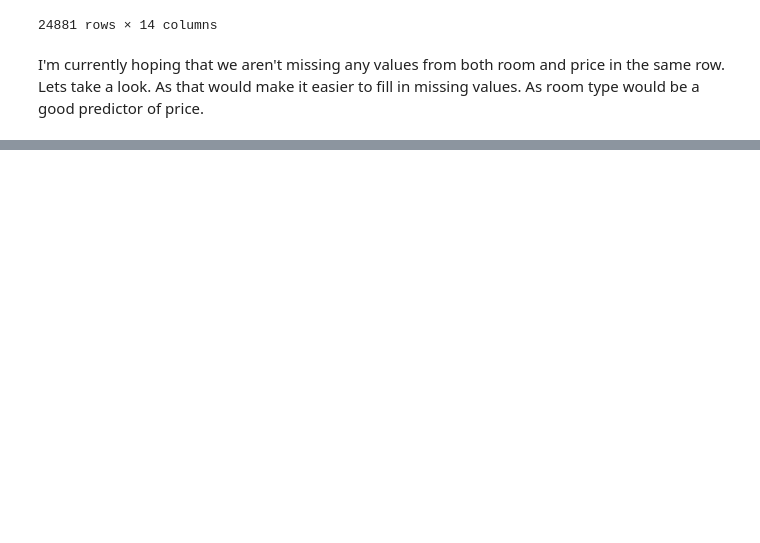
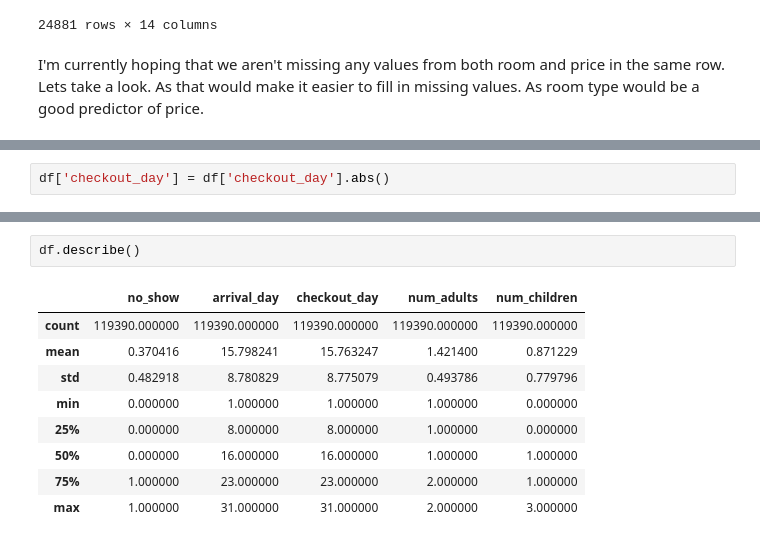
Before and after one commit to Anglesofdeath/no_show-data-science-project, a Jupyter notebook: eda.ipynb, the cells around one changed output, grey strips where cells are left out. Cells and saved outputs as stored; diff of their text form; blank space fills up the shorter version.

```diff
--- a/eda.ipynb
+++ b/eda.ipynb
@@ -117,0 +200,2 @@ There are no datapoints where both price and room are null. Therefore, current t
+# %%
+df['checkout_day'] = df['checkout_day'].abs()
@@ -117,0 +205,12 @@ There are no datapoints where both price and room are null. Therefore, current t
+# %%
+df.describe()
+# %% [output]
+|  | no_show | arrival_day | checkout_day | num_adults | num_children |
+| count | 119390.000000 | 119390.000000 | 119390.000000 | 119390.000000 | 119390.000000 |
+| mean | 0.370416 | 15.798241 | 15.763247 | 1.421400 | 0.871229 |
+| std | 0.482918 | 8.780829 | 8.775079 | 0.493786 | 0.779796 |
+| min | 0.000000 | 1.000000 | 1.000000 | 1.000000 | 0.000000 |
+| 25% | 0.000000 | 8.000000 | 8.000000 | 1.000000 | 0.000000 |
+| 50% | 0.000000 | 16.000000 | 16.000000 | 1.000000 | 1.000000 |
+| 75% | 1.000000 | 23.000000 | 23.000000 | 2.000000 | 1.000000 |
+| max | 1.000000 | 31.000000 | 31.000000 | 2.000000 | 3.000000 |
```
Also changed, not shown: parts of 21 cells of this notebook.
